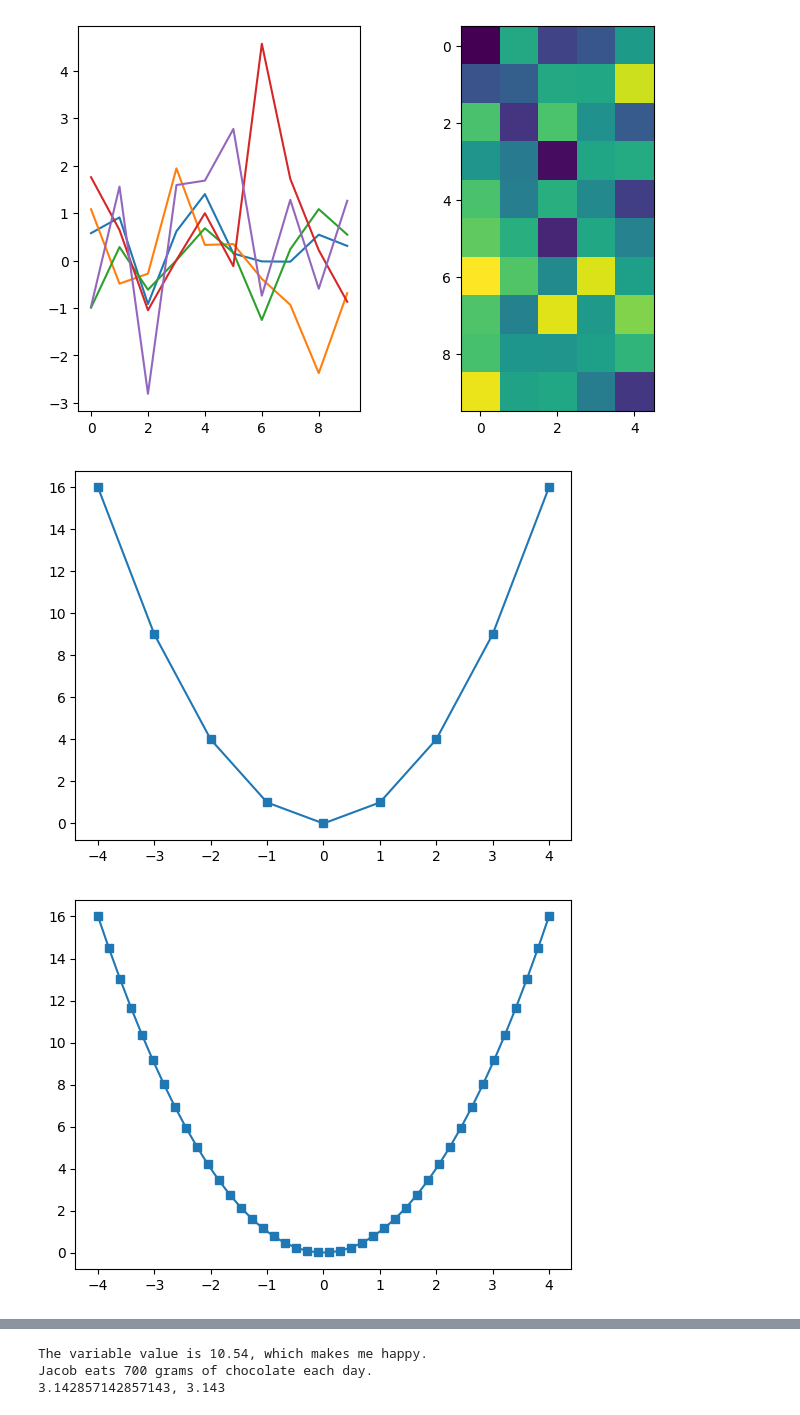
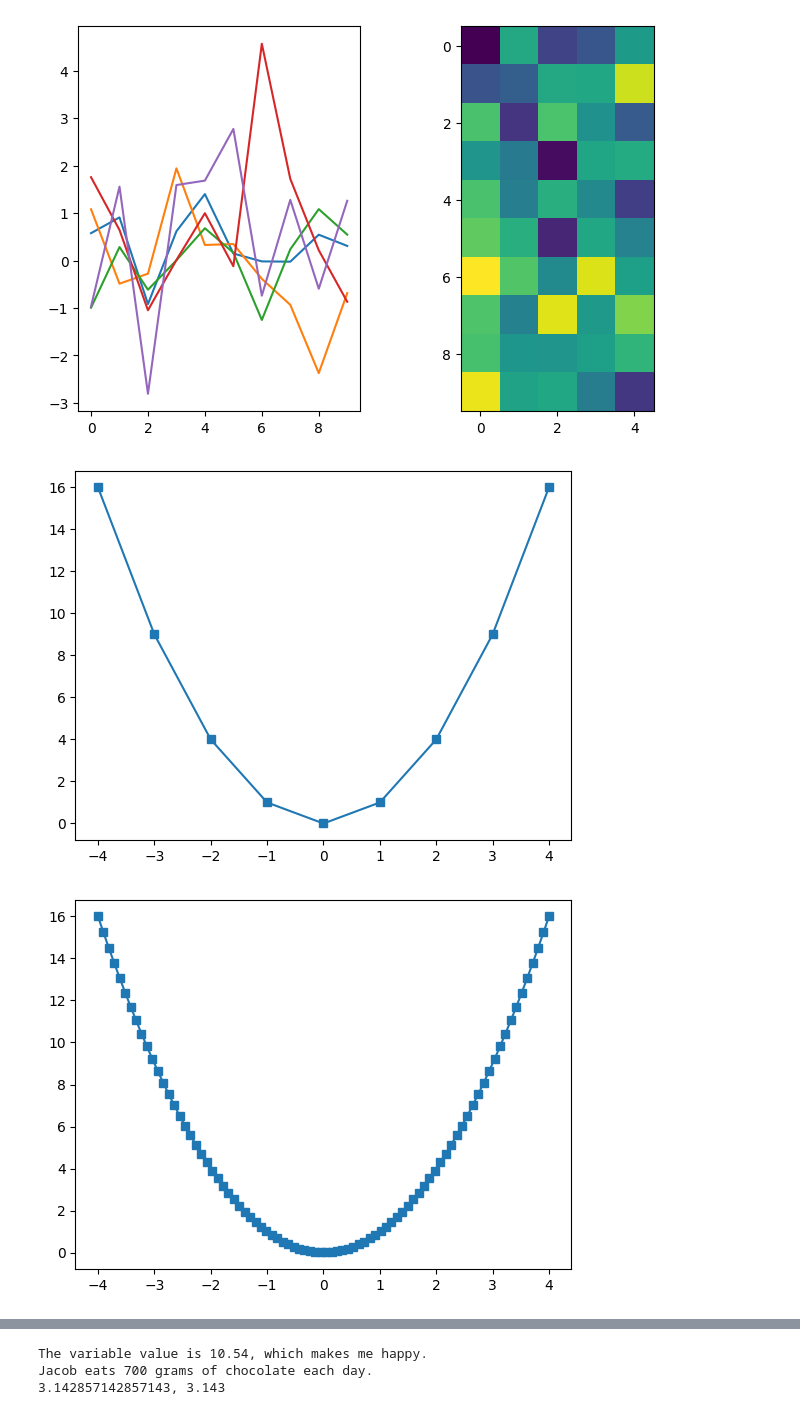
Before and after one commit to MiesnerJacob/practical-linear-algebra-for-data-science, a Jupyter notebook: 16-python-tutorial.ipynb, the cells around one changed output, grey strips where cells are left out. Saved outputs shown, nothing was run; the diff lists cells and outputs as text; code cells hidden in the pictures.

```diff
--- a/16-python-tutorial.ipynb
+++ b/16-python-tutorial.ipynb
@@ -131,27 +131,27 @@ axs[1].imshow(np.random.randn(10, 5))
 # %%
 # Translating formulas to code
 
 x = np.arange(-4, 5)
 y = x ** 2
 plt.plot(x, y, 's-')
 plt.show()
 
-x = np.linspace(-4, 4, 42)
+x = np.linspace(-4, 4, 84)
 y = x ** 2
 plt.plot(x, y, 's-')
 plt.show()
 
 x = np.linspace(-4, 4, 56)
 alpha = 2.73
 beta = 4
 numerator = alpha
 denomiator = 1 + np.exp(-beta * x)
 fx = numerator / denomiator
 plt.plot(x, fx, 's-')
 plt.show()
 # %% [output]
 [figure]
-[figure, old version]
+[figure, new version]
 [figure]
 # %%
 # Print formatting and f-strings
```
